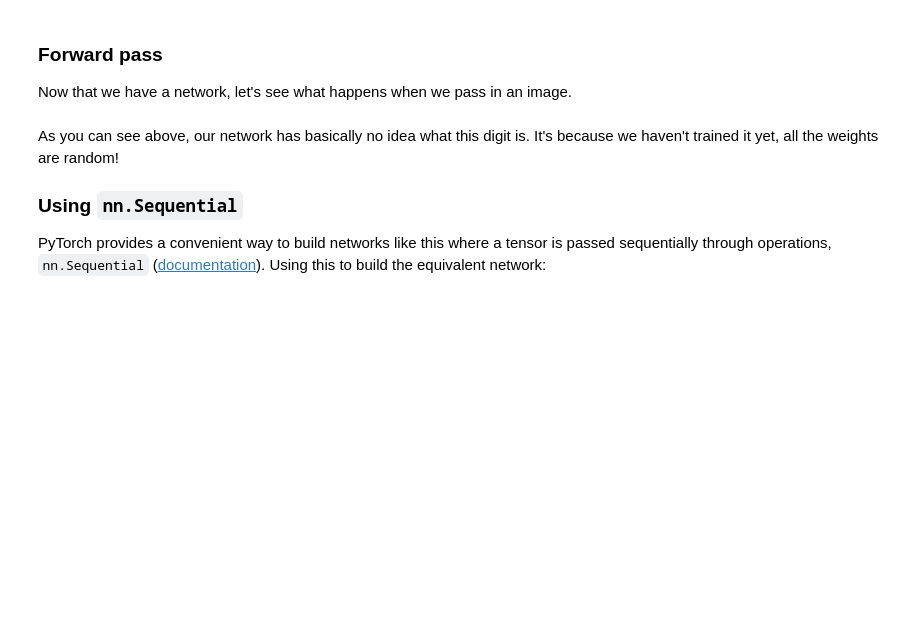
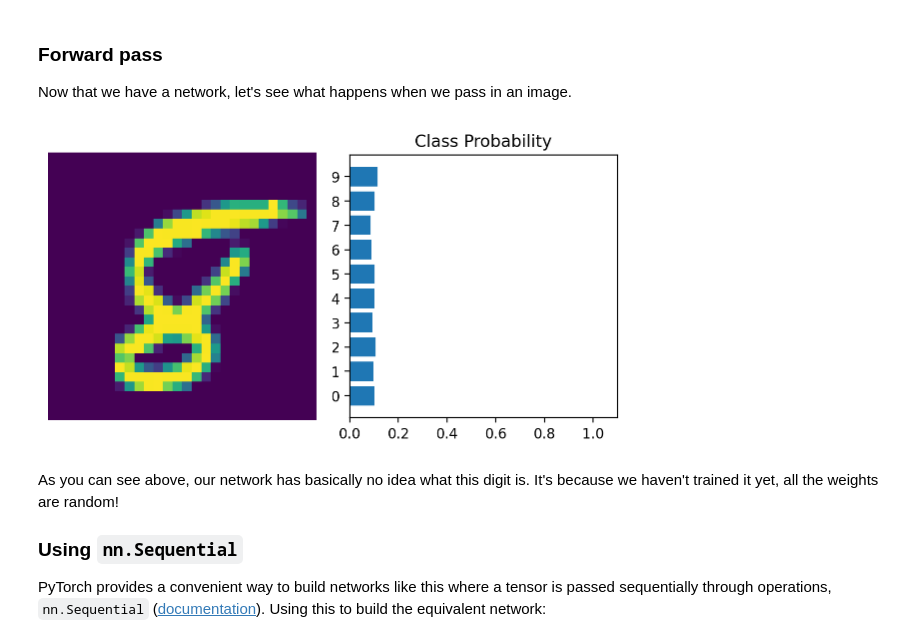
Before and after one commit to eseidinger/data-science-studies, a Jupyter notebook: ml-pytorch-nano/2-intro_to_neural_networks_with_pytorch/5-deep-learning-with-pytorch/Part 2 - Neural Networks in PyTorch (Exercises).ipynb, the cells around one changed output. Saved outputs shown, nothing was run; the diff lists cells and outputs as text; code cells hidden in the pictures; blank space fills up the shorter version.

```diff
--- a/ml-pytorch-nano/2-intro_to_neural_networks_with_pytorch/5-deep-learning-with-pytorch/Part 2 - Neural Networks in PyTorch (Exercises).ipynb
+++ b/ml-pytorch-nano/2-intro_to_neural_networks_with_pytorch/5-deep-learning-with-pytorch/Part 2 - Neural Networks in PyTorch (Exercises).ipynb
@@ -354,18 +349,20 @@ Now that we have a network, let's see what happens when we pass in an image.
 # %%
 # Grab some data
 dataiter = iter(trainloader)
-images, labels = dataiter.next()
+images, labels = next(dataiter)
 
 # Resize images into a 1D vector, new shape is (batch size, color channels, image pixels)
 images.resize_(64, 1, 784)
 # or images.resize_(images.shape[0], 1, 784) to automatically get batch size
 
 # Forward pass through the network
 img_idx = 0
 ps = model.forward(images[img_idx,:])
 
 img = images[img_idx]
 helper.view_classify(img.view(1, 28, 28), ps)
+# %% [output]
+[figure, added]
 # %% [markdown]
 As you can see above, our network has basically no idea what this digit is. It's because we haven't trained it yet, all the weights are random!
 
```
Also changed, not shown: parts of 7 cells of this notebook, 1 other file.
